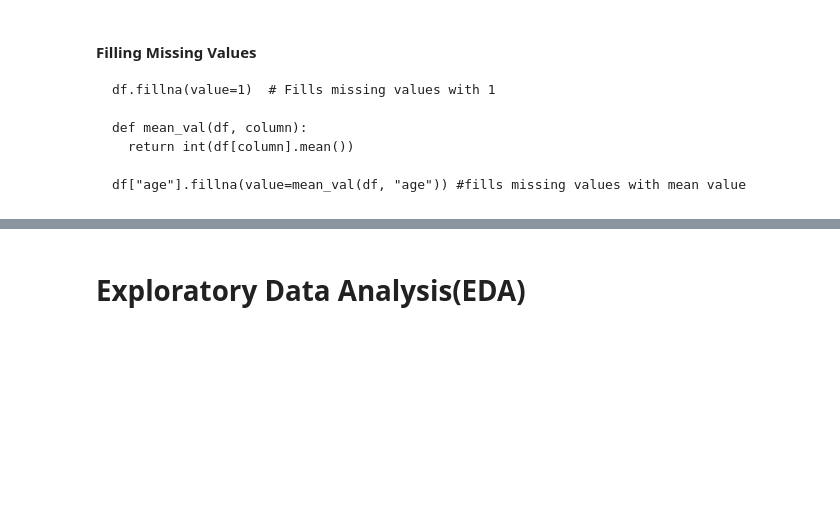
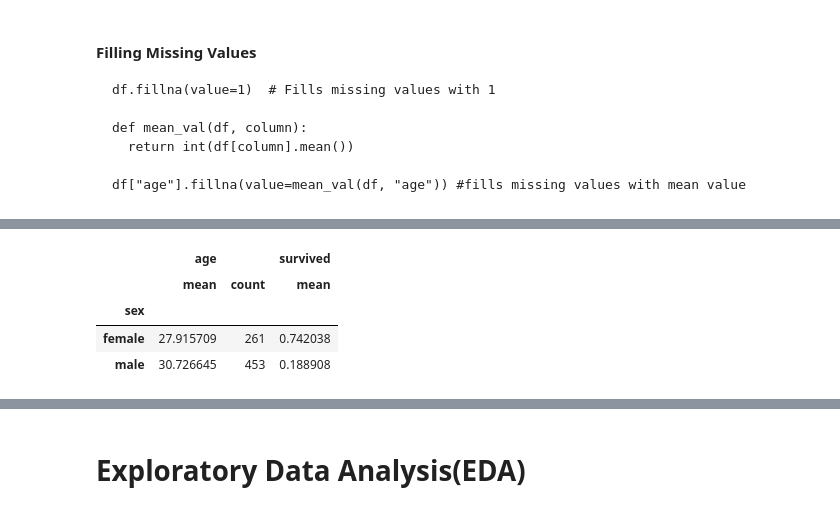
Before and after one commit to Trigenaris/Tutorial-for-Data-Literacy-Pandas-Library-and-EDA, a Jupyter notebook: Data_Literacy,_Pandas_and_EDA(Exploration_Data_Analysis).ipynb, the cells around one changed output, grey strips where cells are left out. Drawn from its saved outputs; the diff is of its cells as text; code cells hidden in the pictures; blank space fills up the shorter version.

```diff
--- a/Data_Literacy,_Pandas_and_EDA(Exploration_Data_Analysis).ipynb
+++ b/Data_Literacy,_Pandas_and_EDA(Exploration_Data_Analysis).ipynb
@@ -917,0 +989,10 @@ df.isnull().sum().sum()
+# %%
+df.groupby("sex").agg({"age": ["mean", "count"],
+                       "survived": "mean"})
+# grouped by sex and returned the mean and the count value of the age and the mean value of the survived column
+# %% [output]
+|  | age |  | survived |
+|  | mean | count | mean |
+| sex |  |  |  |
+| female | 27.915709 | 261 | 0.742038 |
+| male | 30.726645 | 453 | 0.188908 |
```
Also changed, not shown: parts of 24 cells of this notebook.
